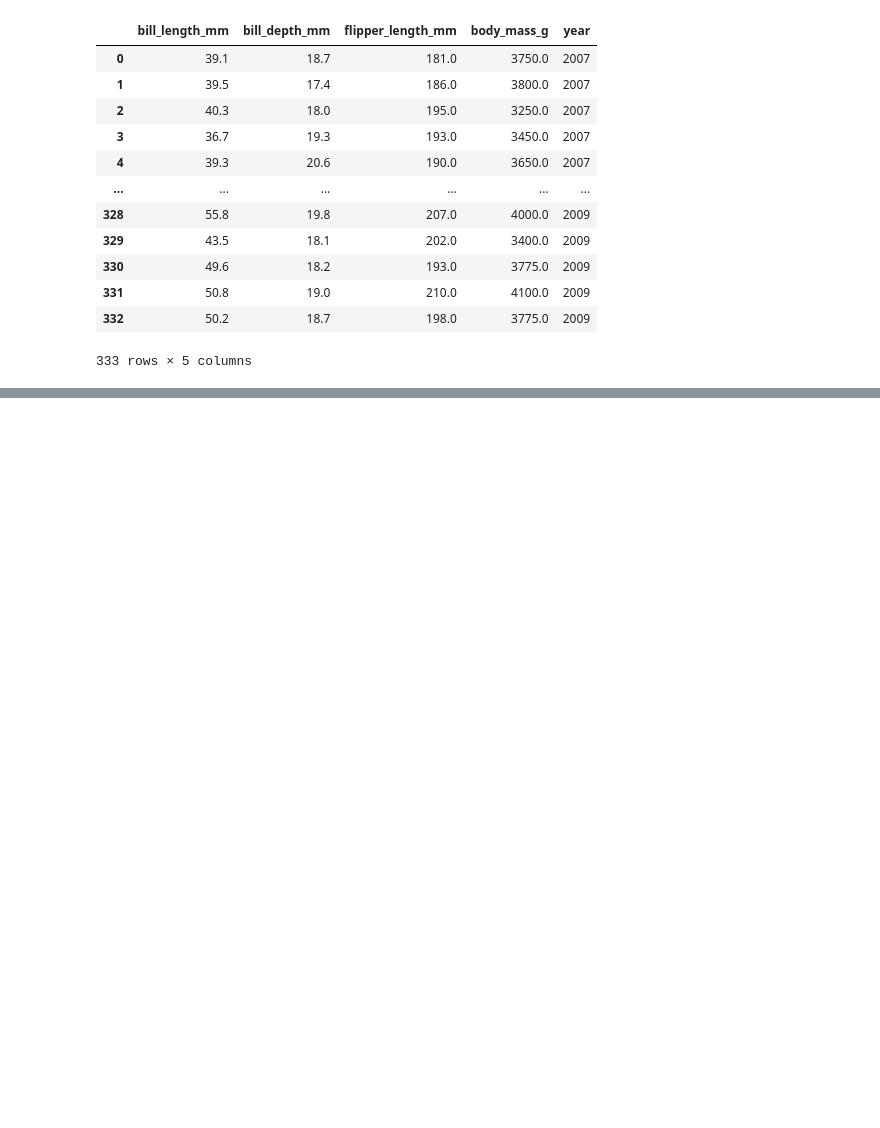
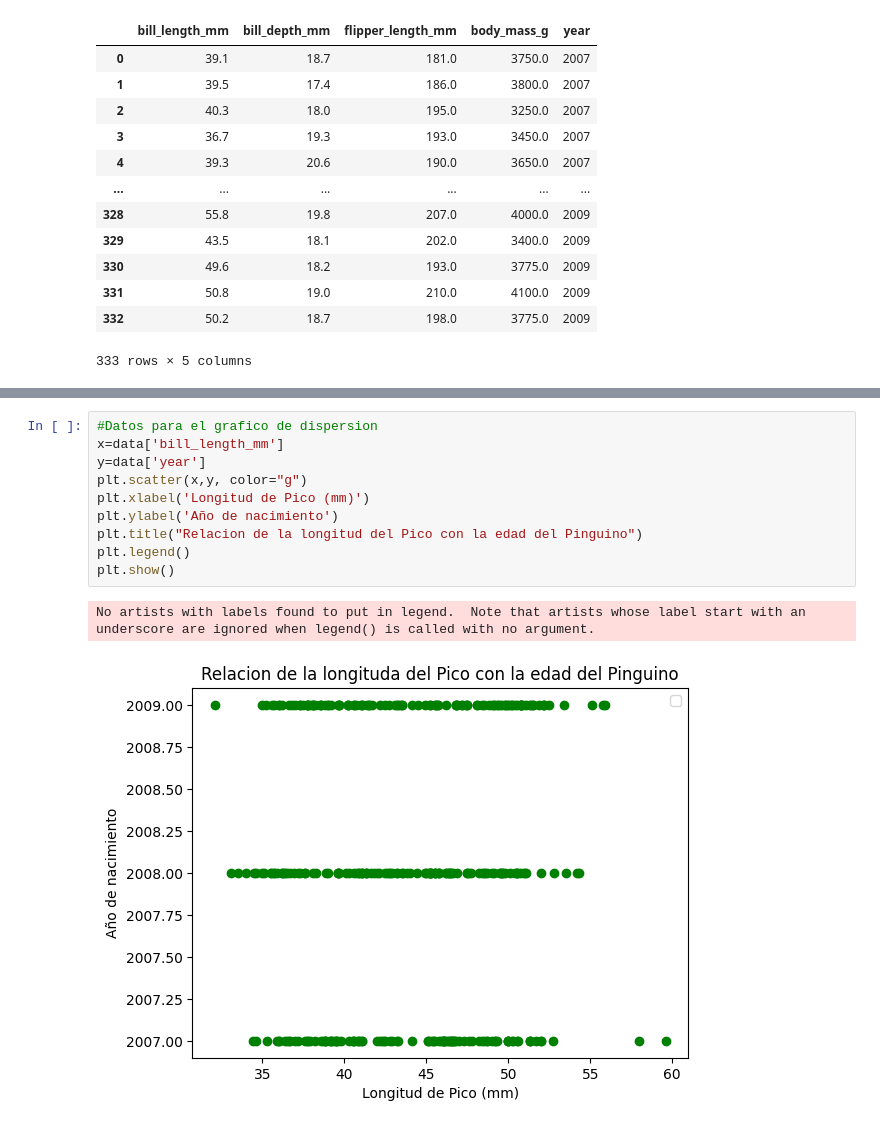
Before and after one commit to JoseTorres022/practica2-u3-penguins, a Jupyter notebook: notebooks/jp3MatrizCorrelacion.ipynb, the cells around one changed output, grey strips where cells are left out. Drawn from its saved outputs; the diff is of its cells as text; blank space fills up the shorter version.

```diff
--- a/notebooks/jp3MatrizCorrelacion.ipynb
+++ b/notebooks/jp3MatrizCorrelacion.ipynb
@@ -59,0 +111,13 @@ matriz_correlacion
+# %%
+#Datos para el grafico de dispersion
+x=data['bill_length_mm']
+y=data['year']
+plt.scatter(x,y, color="g")
+plt.xlabel('Longitud de Pico (mm)')
+plt.ylabel('Año de nacimiento')
+plt.title("Relacion de la longitud del Pico con la edad del Pinguino")
+plt.legend()
+plt.show()
+# %% [output]
+No artists with labels found to put in legend.  Note that artists whose label start with an underscore are ignored when legend() is called with no argument.
+[figure, added]
```
Also changed, not shown: parts of 14 cells of this notebook, 4 other files.
